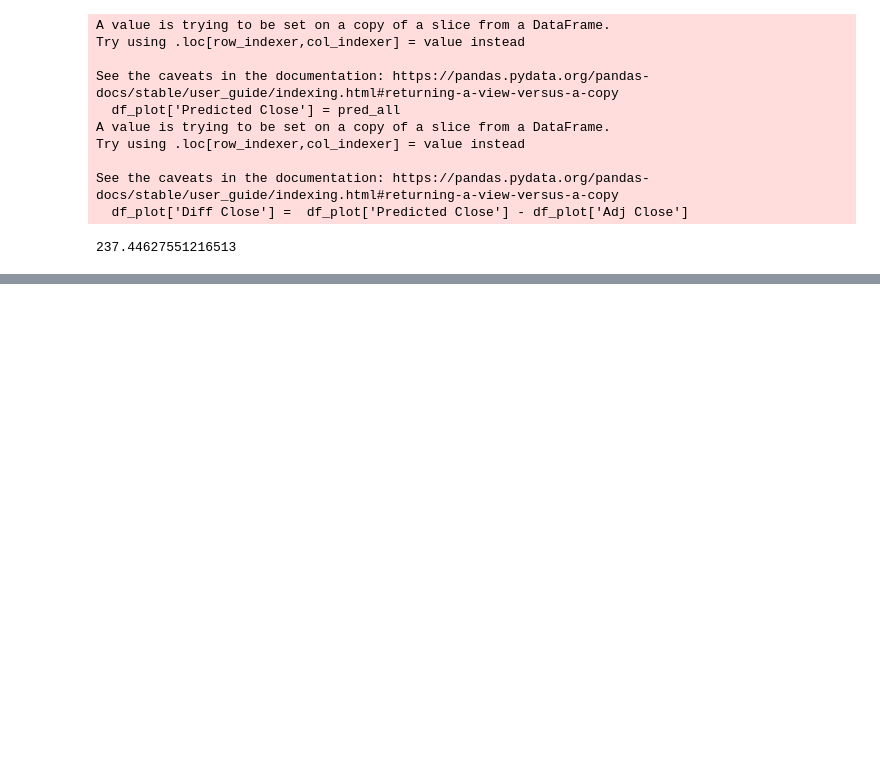
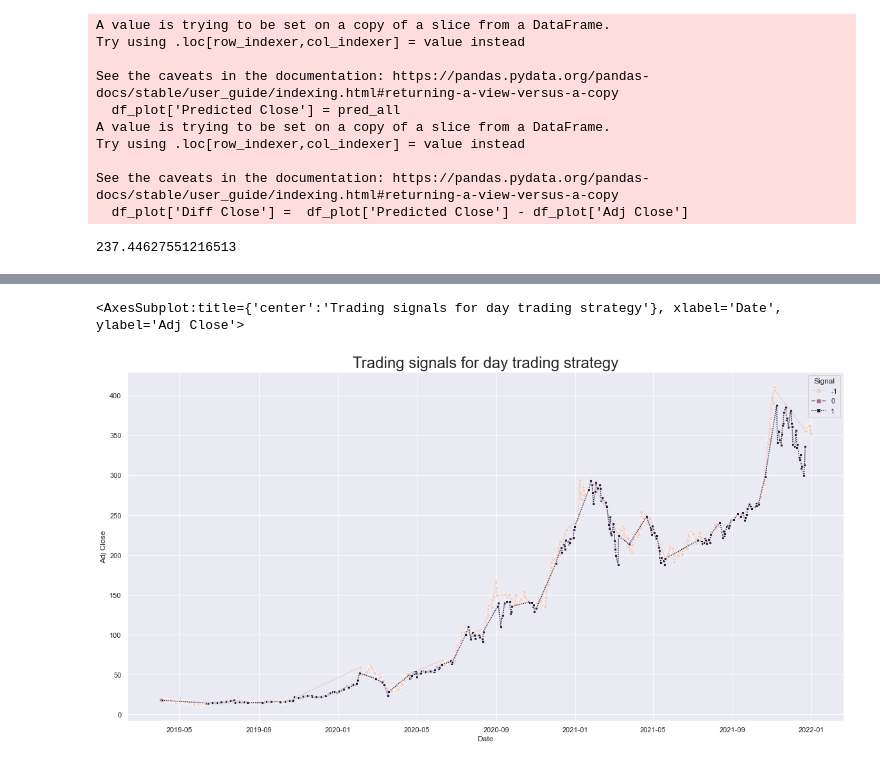
Before and after one commit to Ekoxier/INFO7374-MLFIN-Final, a Jupyter notebook: Project/Model - CAPM and Ridge Regression.ipynb, the cells around one changed output, grey strips where cells are left out. Cells and saved outputs as stored; diff of their text form; code cells hidden in the pictures; blank space fills up the shorter version.

```diff
--- a/Project/Model - CAPM and Ridge Regression.ipynb
+++ b/Project/Model - CAPM and Ridge Regression.ipynb
@@ -433,0 +459,13 @@ print(pnl)
+# %%
+df_plot_pnl = df_plot.copy()
+df_plot_pnl =  df_plot.drop(columns=['Diff Close','Profit','Predicted Close'],axis=1)
+plt.figure(figsize = ( 20 , 10 ))
+plt.title( 'Trading signals for day trading strategy' , size = 24 )
+sns.lineplot(x="Date",y="Adj Close", hue='Signal', style="Signal", markers=True, data=df_plot_pnl)
+  # Set title for figure
+
+# sns.lineplot(x='Date', y='value', hue='Signal',markers=True,
+#              data=pd.melt(df_plot_pnl, ['Date','Signal']))
+# %% [output]
+<AxesSubplot:title={'center':'Trading signals for day trading strategy'}, xlabel='Date', ylabel='Adj Close'>
+[figure, added]
```
Also changed, not shown: parts of 12 cells of this notebook.
